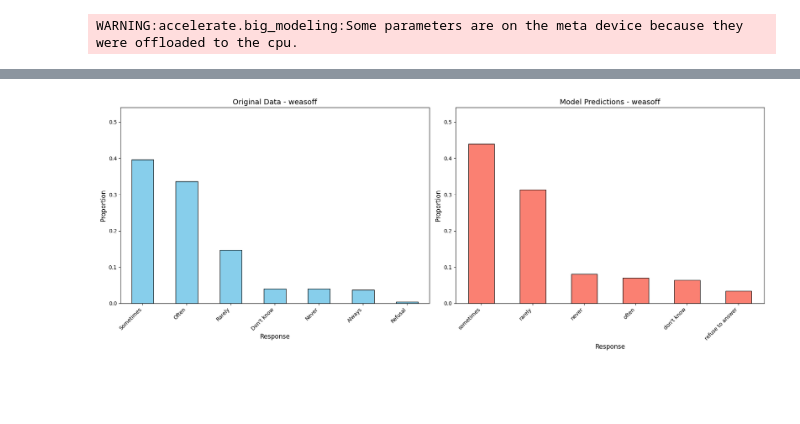
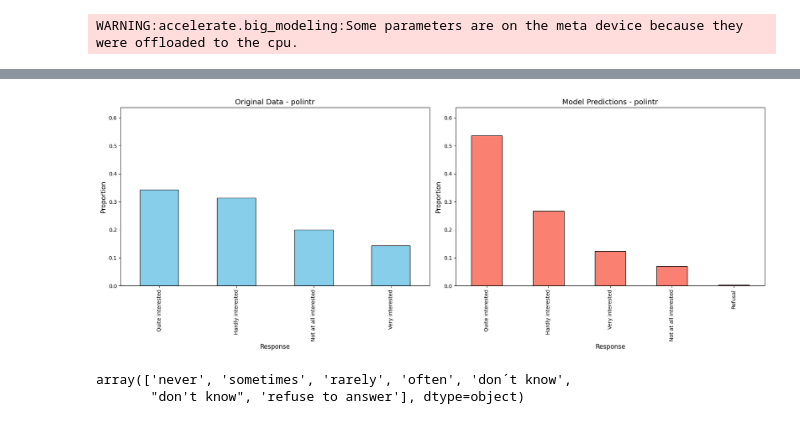
Before and after one commit to antndlcrx/LLM-for-Social-Science-Research, a Jupyter notebook: synth_sampling_default.ipynb, the cells around one changed output, grey strips where cells are left out. Drawn from its saved outputs; the diff is of its cells as text; code cells hidden in the pictures; blank space fills up the shorter version.

```diff
--- a/synth_sampling_default.ipynb
+++ b/synth_sampling_default.ipynb
@@ -130,26 +130,25 @@ class Mapper:
 # %%
 mapper = Mapper(survey_mappings)
 # %%
-def generate_dialog(survey: pd.DataFrame):
+def generate_dialog(survey: pd.DataFrame, question: str):
     """
     """
 
-    profile_prompt = """Imagine you are a {agea}-year old {gndr} living in {cntry} in {essround}. Your highest education is {eisced} and your feelings about your income are {hincfel}. On a scale from left (0) to right(10), you would put yourself at {lrscale}."""
+    profile_prompt = """Imagine you are a {agea}-year old {gndr} living in {cntry} in {essround}. Your highest education is {eisced}."""
 
     system_dict = {
         "role": "system",
         "content": """You are a helpful AI assistant for public opinion research. You are skillful at using your knowledge to make good judgement about people's preferences when given some background information."""
         }
 
-    question = """
-        Qusetion: In your opinion, how often do women get easily offended? Provide a one-word answer using only categories from the list: "never", "rarely", "sometimes", "often", "always", "refuse to answer", "don't know". Do not respond starting with "I would say" or similar ways. Only provide one of the given categories."""
+    question = question
 
     messages = []
     for idx, respondent in survey.iterrows():
         filled_prompt = mapper.fill_prompt(respondent, profile_prompt)
         user_dict = {"role": "user",
                      "content": filled_prompt + question}
-        message = [system_dict, user_dict]
+        message = [ user_dict] #system dict
         messages.append(message)
 
     return messages
@@ -185,7 +184,7 @@ def make_predictions(dialogs, batch_size=8):
                 outputs = model.generate(
                     inputs,
                     max_new_tokens=32,
-                    temperature=1.0,
+                    temperature=1,
                     do_sample=True,
                     eos_token_id=tokenizer.eos_token_id,
                     pad_token_id=tokenizer.pad_token_id,
@@ -226,0 +224,6 @@ dialogs = generate_dialog(random_subset)
+# %%
+question = """
+Question: How interested would you say you are in politics? Provide a one-word answer using only categories from the list: "Very interested", "Quite interested", "Hardly interested", "Not at all interested", "Refusal", "Don't know". Do not respond starting with "I would say" or similar ways. Only provide one of the given categories.
+"""
+
+dialogs = generate_dialog(random_subset, question)
@@ -238,47 +236,0 @@ Text(0, 0.5, 'Proportion')
-# %%
-response_df['weasoff_mapped'] = response_df['weasoff'].apply(lambda x: mapper.map_value('weasoff', x))
-random_subset['weasoff_mapped'] = random_subset['weasoff'].apply(lambda x: mapper.map_value('weasoff', x))
-
-# Calculate category proportions for original data
-original_proportions = random_subset['weasoff_mapped'].value_counts(normalize=True)
-
-# Calculate category proportions for model predictions
-response_proportions = response_df['weasoff_mapped'].value_counts(normalize=True)
-
-max_y = max(original_proportions.max(), response_proportions.max())+0.1
-
-fig, axes = plt.subplots(nrows=1, ncols=2, figsize=(18, 7))
-
-# Plot original survey data distribution
-original_proportions.plot(
-    kind='bar',
-    color='skyblue',
-    edgecolor='black',
-    ax=axes[0]
-)
-axes[0].set_title('Original Data - weasoff', fontsize=14)
-axes[0].set_xlabel('Response', fontsize=12)
-axes[0].set_ylabel('Proportion', fontsize=12)
-axes[0].set_xticklabels(original_proportions.index, rotation=45, ha='right', fontsize=10)
-axes[0].set_ylim(0, max_y)  # Set y-axis limit
-
-# Plot model predictions distribution
-response_proportions.plot(
-    kind='bar',
-    color='salmon',
-    edgecolor='black',
-    ax=axes[1]
-)
-axes[1].set_title('Model Predictions - weasoff', fontsize=14)
-axes[1].set_xlabel('Response', fontsize=12)
-axes[1].set_ylabel('Proportion', fontsize=12)
-axes[1].set_xticklabels(response_proportions.index, rotation=45, ha='right', fontsize=10)
-axes[1].set_ylim(0, max_y)  # Set y-axis limit
-
-# Adjust layout for better spacing
-plt.tight_layout()
-
-# Display the plots
-plt.show()
-# %% [output]
-[figure, removed]
@@ -284,0 +239,3 @@ plt.show()
+# %%
+response_list = [response.rstrip(".") for response in extract_answers(responces)]
+random_subset['predictions_polintr'] = response_list
@@ -284,0 +324,9 @@ plt.show()
+# %%
+plot_variable_distribution(random_subset, 'polintr', mapper)
+# %% [output]
+[figure, added]
+# %%
+random_subset['predictions_weasoff'].unique()
+# %% [output]
+array(['never', 'sometimes', 'rarely', 'often', 'don´t know',
+       "don't know", 'refuse to answer'], dtype=object)
```
Also changed, not shown: parts of 20 cells of this notebook.
